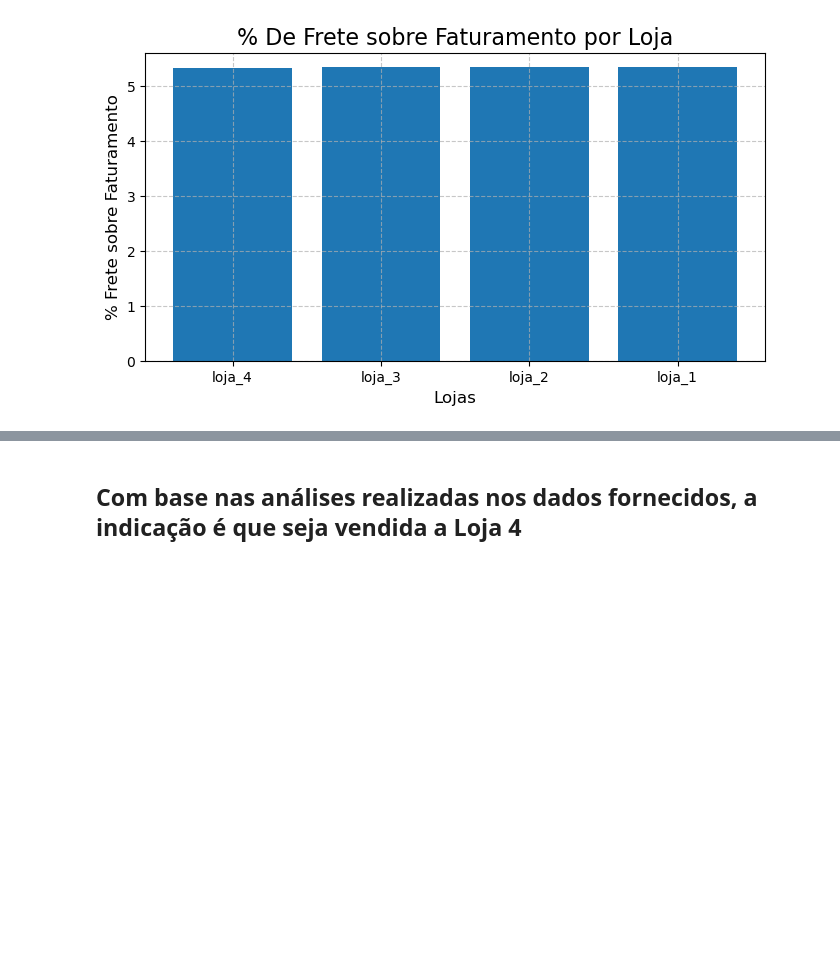
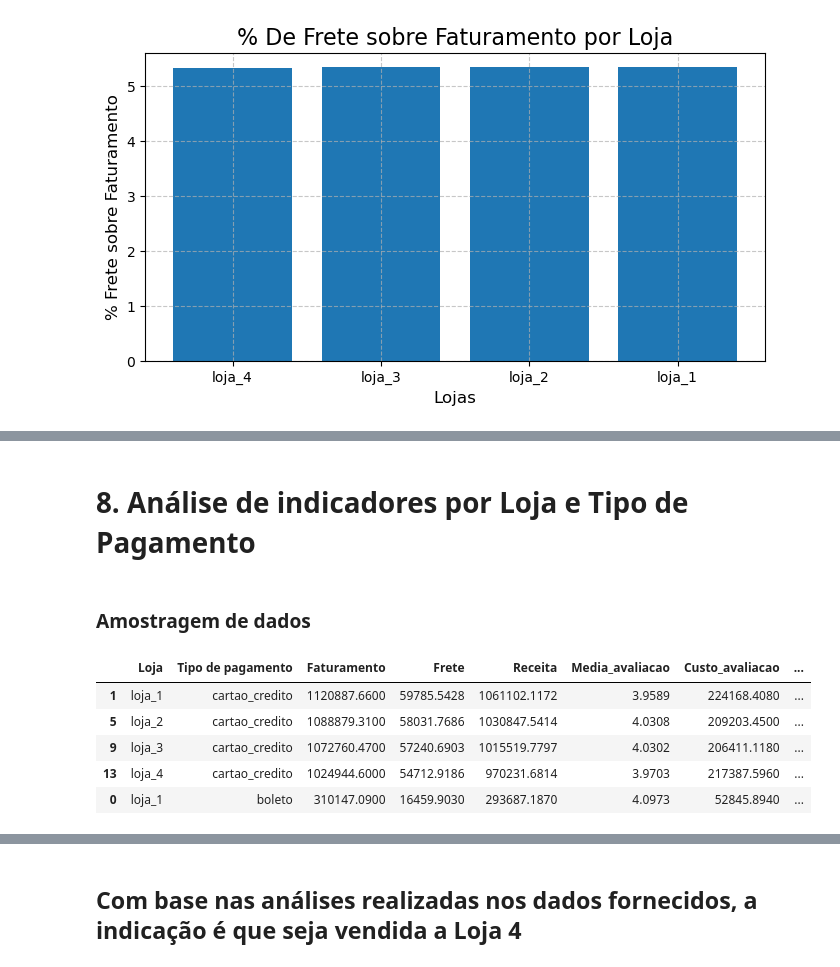
Before and after one commit to jpierre06/alura-challenge-store, a Jupyter notebook: AluraStoreBr.ipynb, the cells around one changed output, grey strips where cells are left out. Drawn from its saved outputs; the diff is of its cells as text; code cells hidden in the pictures; blank space fills up the shorter version.

```diff
--- a/AluraStoreBr.ipynb
+++ b/AluraStoreBr.ipynb
@@ -567,0 +701,15 @@ gerar_grafico_barras(df_temp, 'Loja', 'Perc_Frete_Faturamento', '% De Frete sobr
+# %% [markdown]
+# 8. Análise de indicadores por Loja e Tipo de Pagamento
+# %%
+df_resumo_loja_tipo_pag = resumo_indicadores(df_lojas, nivel_detalhe=['Loja', 'Tipo de pagamento'], classificacao=['Faturamento'], ascendente=[False])
+# %% [markdown]
+### Amostragem de dados
+# %%
+df_resumo_loja_tipo_pag.head()
+# %% [output]
+|  | Loja | Tipo de pagamento | Faturamento | Frete | Receita | Media_avaliacao | Custo_avaliacao | ... |
+| 1 | loja_1 | cartao_credito | 1120887.6600 | 59785.5428 | 1061102.1172 | 3.9589 | 224168.4080 | ... |
+| 5 | loja_2 | cartao_credito | 1088879.3100 | 58031.7686 | 1030847.5414 | 4.0308 | 209203.4500 | ... |
+| 9 | loja_3 | cartao_credito | 1072760.4700 | 57240.6903 | 1015519.7797 | 4.0302 | 206411.1180 | ... |
+| 13 | loja_4 | cartao_credito | 1024944.6000 | 54712.9186 | 970231.6814 | 3.9703 | 217387.5960 | ... |
+| 0 | loja_1 | boleto | 310147.0900 | 16459.9030 | 293687.1870 | 4.0973 | 52845.8940 | ... |
```
Also changed, not shown: parts of 27 cells of this notebook.
